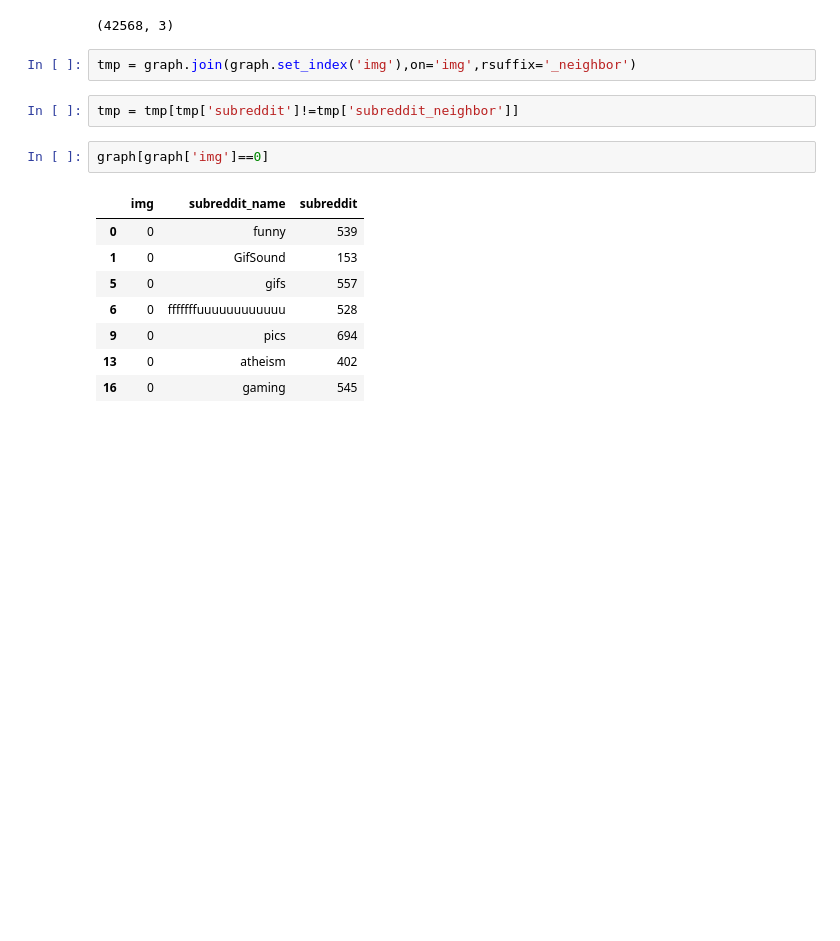
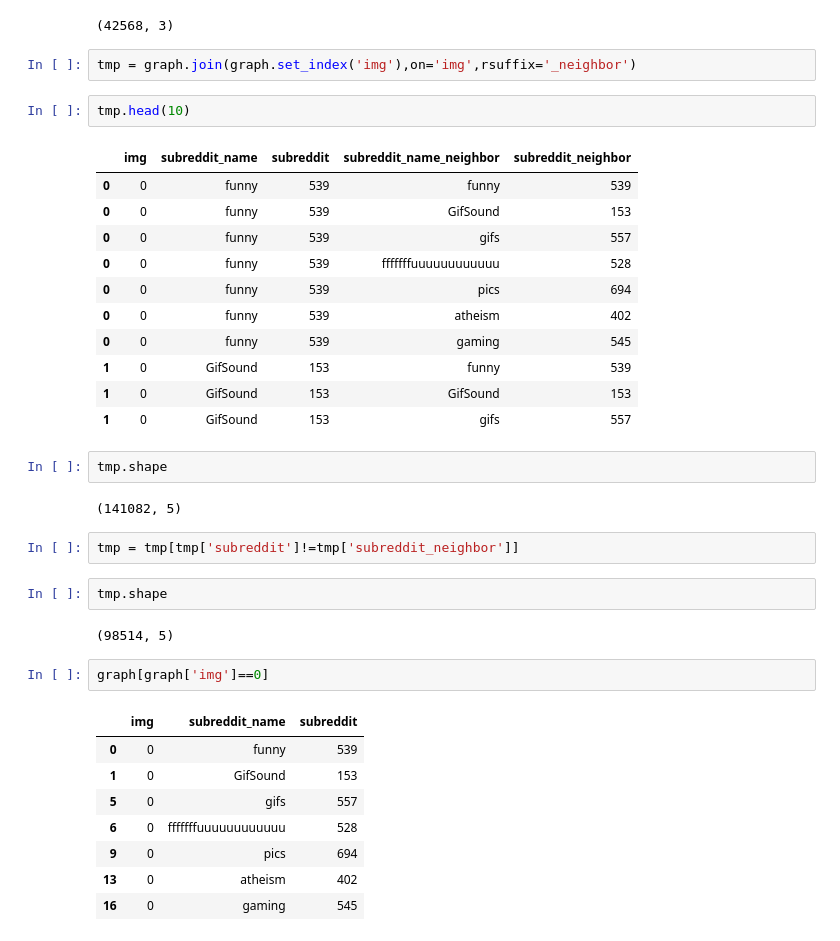
Before and after one commit to SanGreel/reddit-network-exploration, a Jupyter notebook: 0_data_preparation.ipynb, the cells around one changed output. Drawn from its saved outputs; the diff is of its cells as text; blank space fills up the shorter version.

```diff
--- a/0_data_preparation.ipynb
+++ b/0_data_preparation.ipynb
@@ -111,8 +123,30 @@ graph.shape
 (42568, 3)
 # %%
 tmp = graph.join(graph.set_index('img'),on='img',rsuffix='_neighbor')
+# %%
+tmp.head(10)
+# %% [output]
+|  | img | subreddit_name | subreddit | subreddit_name_neighbor | subreddit_neighbor |
+| 0 | 0 | funny | 539 | funny | 539 |
+| 0 | 0 | funny | 539 | GifSound | 153 |
+| 0 | 0 | funny | 539 | gifs | 557 |
+| 0 | 0 | funny | 539 | fffffffuuuuuuuuuuuu | 528 |
+| 0 | 0 | funny | 539 | pics | 694 |
+| 0 | 0 | funny | 539 | atheism | 402 |
+| 0 | 0 | funny | 539 | gaming | 545 |
+| 1 | 0 | GifSound | 153 | funny | 539 |
+| 1 | 0 | GifSound | 153 | GifSound | 153 |
+| 1 | 0 | GifSound | 153 | gifs | 557 |
+# %%
+tmp.shape
+# %% [output]
+(141082, 5)
 # %%
 tmp = tmp[tmp['subreddit']!=tmp['subreddit_neighbor']]
+# %%
+tmp.shape
+# %% [output]
+(98514, 5)
 # %%
 graph[graph['img']==0]
 # %% [output]
```
Also changed, not shown: parts of 25 cells of this notebook, 15 other files.
